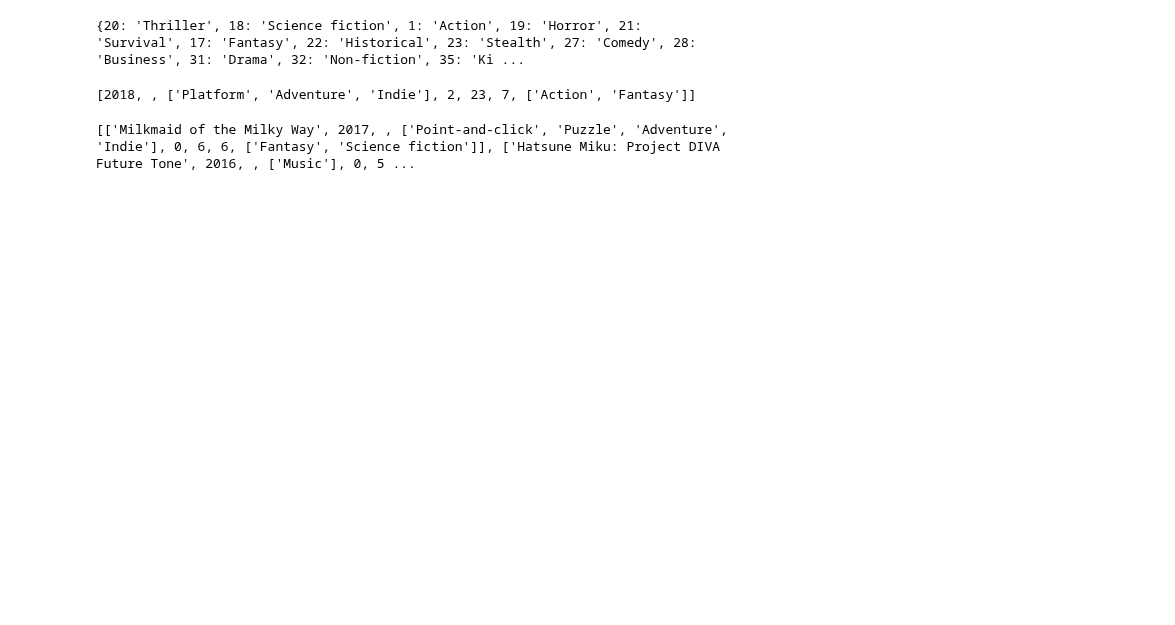
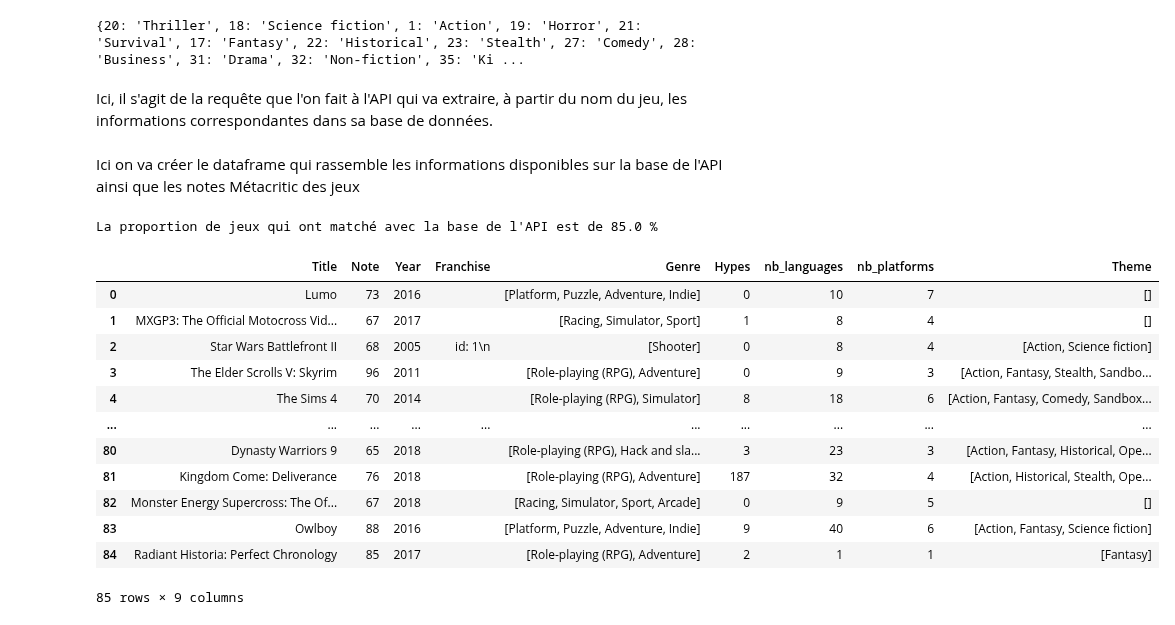
Before and after one commit to PyTomSss/PythonProjects, a Jupyter notebook: Project_Notebook.ipynb, the cells around one changed output. Saved outputs shown, nothing was run; the diff lists cells and outputs as text; code cells hidden in the pictures; blank space fills up the shorter version.

Commit message:
Update DataBase

```diff
--- a/Project_Notebook.ipynb
+++ b/Project_Notebook.ipynb
@@ -100,10 +107,17 @@ def title_to_slug(title):
 
     title = title.lower()
     title = title.replace(':', '')
+    title = title.replace('•', '-')
+    title = title.replace(' – ', '')
+    #ce ne sont pas exactement les mêmes tirets ici
+    title = title.replace(' — ', '')
+    title = title.replace(' - ', '')
     title = title.replace('/', '-')
     title = title.replace('.', '')
     title = title.replace('&', 'and')
     title = title.replace("'", '')
+    title = title.replace('+', 'plus')
+    title = title.replace('ō', 'o')
     title = title.replace(' ', '-')
 
     return(str(title))
@@ -233,6 +230,8 @@ for i in range(theme_nbr) :
 print(theme_dictionnary)
 # %% [output]
 {20: 'Thriller', 18: 'Science fiction', 1: 'Action', 19: 'Horror', 21: 'Survival', 17: 'Fantasy', 22: 'Historical', 23: 'Stealth', 27: 'Comedy', 28: 'Business', 31: 'Drama', 32: 'Non-fiction', 35: 'Ki ...
+# %% [markdown]
+Ici, il s'agit de la requête que l'on fait à l'API qui va extraire, à partir du nom du jeu, les informations correspondantes dans sa base de données.
 # %%
 import datetime
 
@@ -255,8 +254,6 @@ def game_API_Info(game_slug) :
     dt_object = datetime.datetime.utcfromtimestamp(seconds)
     year = dt_object.year
 
-
-
     genres_nbr = len(games[0].genres)
     genres_names_list = []
     for j in range(genres_nbr):
@@ -268,22 +265,45 @@ def game_API_Info(game_slug) :
     for j in range(themes_nbr):
         themes_names_list.append(theme_dictionnary[games[0].themes[j].id])
 
-
-
-
-    return([year,games[0].franchise,genres_names_list, games[0].hypes, len(games[0].language_supports),len(games[0].platforms), themes_names_list])
-
-
-
-game_API_Info("celeste")
+    return([year, games[0].franchise, genres_names_list, games[0].hypes, len(games[0].language_supports),len(games[0].platforms), themes_names_list])
-# %% [output]
-[2018, , ['Platform', 'Adventure', 'Indie'], 2, 23, 7, ['Action', 'Fantasy']]
-# %%
-import time
-Liste_VG_with_Info = []
-for i in tqdm(range(min(len(Liste_VG), 20))) :
-    slug = title_to_slug(Liste_VG[i])
-    Liste_VG_with_Info.append([Liste_VG[i]]+game_API_Info(slug))
-print(Liste_VG_with_Info)
-# %% [output]
-[['Milkmaid of the Milky Way', 2017, , ['Point-and-click', 'Puzzle', 'Adventure', 'Indie'], 0, 6, 6, ['Fantasy', 'Science fiction']], ['Hatsune Miku: Project DIVA Future Tone', 2016, , ['Music'], 0, 5 ...
+# %% [markdown]
+Ici on va créer le dataframe qui rassemble les informations disponibles sur la base de l'API ainsi que les notes Métacritic des jeux
+# %%
+def creation_dataframe(list) :
+    np_df = []
+    k = 0
+
+    for i in range(len(list)) :
+        data_recup = recup_metascore([Liste_VG[i]], 1)
+        titre = data_recup[0][0]
+        metascore = data_recup[0][1]
+        slug = title_to_slug(Liste_VG[i])
+        vect_info_jeu = game_API_Info(slug)
+        #Ici on vient filtrer les jeux qui ne sont pas répertoriés dans la base de données (vecteur d'informations = 'NA')
+        if len([titre] + [metascore] + vect_info_jeu) == 9 :
+            np_df.append([titre] + [metascore] + game_API_Info(slug))
+        elif vect_info_jeu == ['NA'] :
+            k += 1
+        #print(game_API_Info(slug))
+
+    np_DF = pd.DataFrame(np.array(np_df), columns = ['Title','Note', 'Year', 'Franchise', 'Genre', 'Hypes', 'nb_languages', 'nb_platforms', 'Theme'])
+    print(f"La proportion de jeux qui ont matché avec la base de l'API est de {int(1000*(len(list) - k)/len(list))/10} %")
+
+    return(np_DF)
+# %%
+creation_dataframe(Liste_VG[100:200])
+# %% [output]
+La proportion de jeux qui ont matché avec la base de l'API est de 85.0 %
+|  | Title | Note | Year | Franchise | Genre | Hypes | nb_languages | nb_platforms | Theme |
+| 0 | Lumo | 73 | 2016 |  | [Platform, Puzzle, Adventure, Indie] | 0 | 10 | 7 | [] |
+| 1 | MXGP3: The Official Motocross Vid... | 67 | 2017 |  | [Racing, Simulator, Sport] | 1 | 8 | 4 | [] |
+| 2 | Star Wars Battlefront II | 68 | 2005 | id: 1\n | [Shooter] | 0 | 8 | 4 | [Action, Science fiction] |
+| 3 | The Elder Scrolls V: Skyrim | 96 | 2011 |  | [Role-playing (RPG), Adventure] | 0 | 9 | 3 | [Action, Fantasy, Stealth, Sandbo... |
+| 4 | The Sims 4 | 70 | 2014 |  | [Role-playing (RPG), Simulator] | 8 | 18 | 6 | [Action, Fantasy, Comedy, Sandbox... |
+| ... | ... | ... | ... | ... | ... | ... | ... | ... | ... |
+| 80 | Dynasty Warriors 9 | 65 | 2018 |  | [Role-playing (RPG), Hack and sla... | 3 | 23 | 3 | [Action, Fantasy, Historical, Ope... |
+| 81 | Kingdom Come: Deliverance | 76 | 2018 |  | [Role-playing (RPG), Adventure] | 187 | 32 | 4 | [Action, Historical, Stealth, Ope... |
+| 82 | Monster Energy Supercross: The Of... | 67 | 2018 |  | [Racing, Simulator, Sport, Arcade] | 0 | 9 | 5 | [] |
+| 83 | Owlboy | 88 | 2016 |  | [Platform, Puzzle, Adventure, Indie] | 9 | 40 | 6 | [Action, Fantasy, Science fiction] |
+| 84 | Radiant Historia: Perfect Chronology | 85 | 2017 |  | [Role-playing (RPG), Adventure] | 2 | 1 | 1 | [Fantasy] |
+85 rows × 9 columns
```
Also changed, not shown: parts of 18 cells of this notebook.
